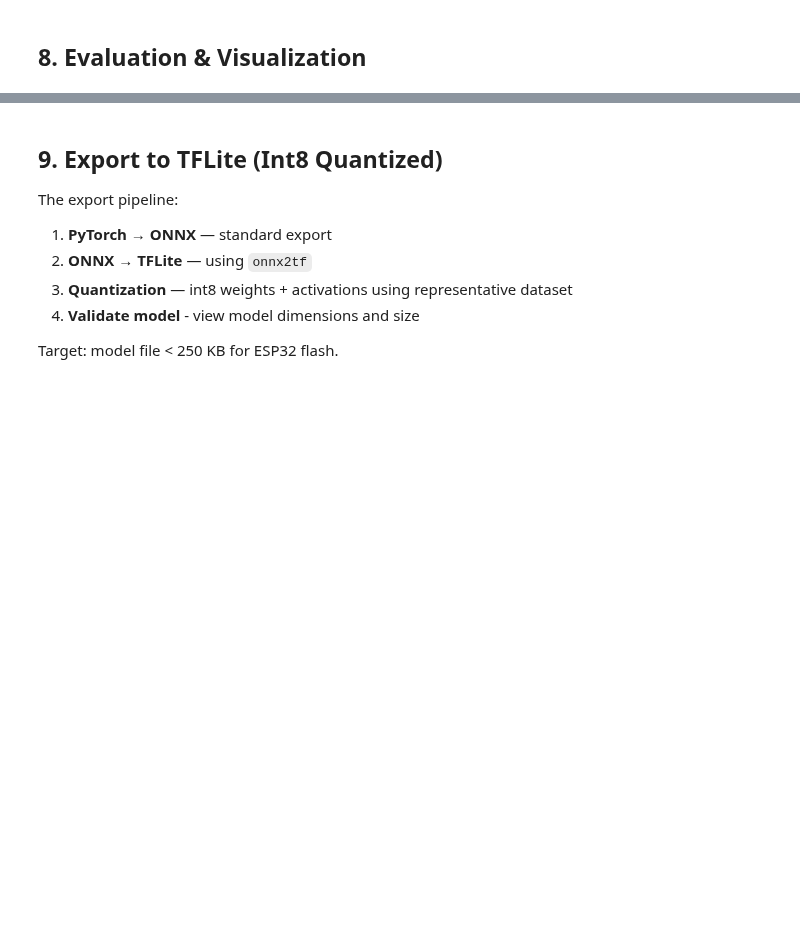
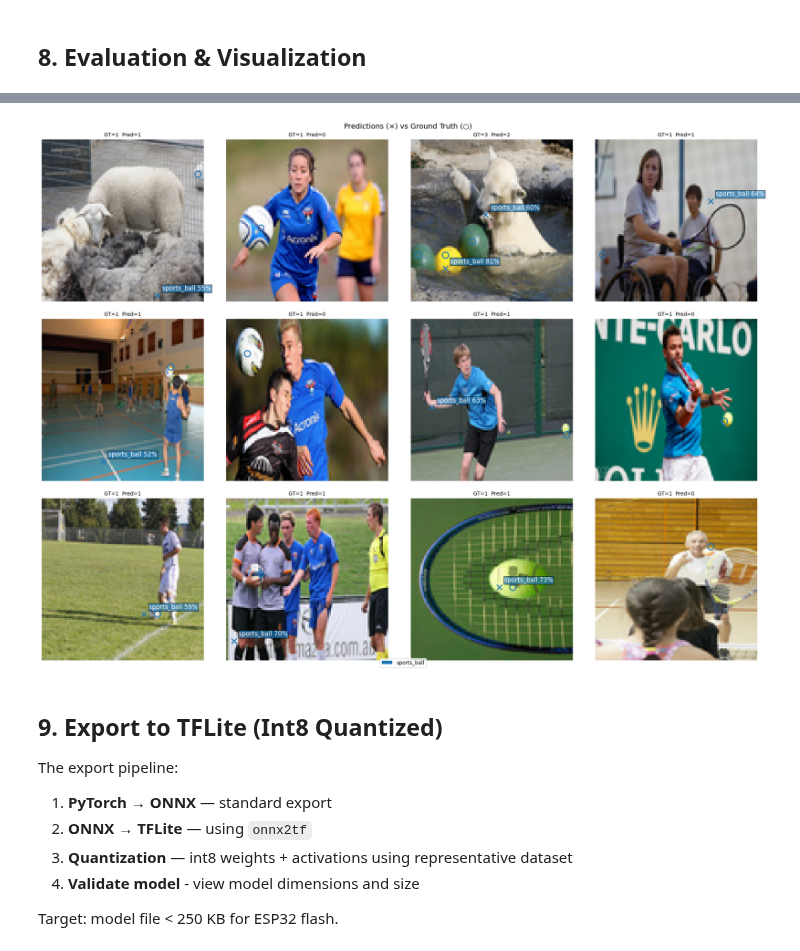
Before and after one commit to t-wilkinson/projects, a Jupyter notebook: ai/esp32-pc-object-detection/fomo.ipynb, the cells around one changed output, grey strips where cells are left out. Drawn from its saved outputs; the diff is of its cells as text; code cells hidden in the pictures; blank space fills up the shorter version.

```diff
--- a/ai/esp32-pc-object-detection/fomo.ipynb
+++ b/ai/esp32-pc-object-detection/fomo.ipynb
@@ -761,7 +663,7 @@ df_weights = pd.DataFrame(weight_strategies)
 print(df_weights.round(4))
 
 class_weights = weight_strategies["Log"].to(DEVICE)
-class_weights = torch.tensor([1.0,1.5]).to(DEVICE)
+class_weights = torch.tensor([0.5,2.0]).to(DEVICE)
 # %% [output]
    Frequency     Inv  SoftInv    Sqrt     Log  ClassBalanced_99
 0      0.992  0.0161   0.0838  0.1652  0.2522            0.0181
@@ -918,0 +918,20 @@ Training and validation functions ready.
+# %%
+model = init_model()
+# ── Optimizer & Scheduler ────────────────────────────────────────────────
+optimizer = torch.optim.AdamW(
+    filter(lambda p: p.requires_grad, model.parameters()),
+    lr=LEARNING_RATE,
+    weight_decay=WEIGHT_DECAY,
+)
+
+# Cosine annealing with warm restarts
+scheduler = torch.optim.lr_scheduler.CosineAnnealingWarmRestarts(
+    optimizer, T_0=10, T_mult=2, eta_min=1e-6
+)
+
+# Weighted cross-entropy loss
+criterion = nn.CrossEntropyLoss(weight=class_weights, label_smoothing=0.10)
+
+print('Optimizer: AdamW')
+print(f'Initial LR: {LEARNING_RATE}')
+print(f'Scheduler: CosineAnnealingWarmRestarts (T_0=10)')
@@ -923,7 +950,7 @@ best_val_loss = float('inf')
 history = {'train_loss': [], 'val_loss': [], 'train_acc': [], 'val_acc': [],
            'train_obj_acc': [], 'val_obj_acc': [], 'lr': []}
 
-for epoch in range(1, NUM_EPOCHS + 1):
+for epoch in range(1, 10 * NUM_EPOCHS + 1):
     epoch_start_time = time.time()
     current_lr = optimizer.param_groups[0]['lr']
 
@@ -949,11 +976,12 @@ for epoch in range(1, NUM_EPOCHS + 1):
     history['lr'].append(current_lr)
 
     epoch_end_time = time.time()
-    print(f'Epoch {epoch:2d}/{NUM_EPOCHS}  {int(epoch_end_time - epoch_start_time)}s'
-          f'lr={current_lr:.6f}  '
-          f'train_loss={train_loss:.4f}  '
-          f'val_loss={val_loss:.4f}  '
-          f'obj_acc={val_obj_acc:.3f}')
+    if epoch % 5 == 0:
+        print(f'Epoch {epoch:2d}/{NUM_EPOCHS}  {int(epoch_end_time - epoch_start_time)}s  '
+              f'lr={current_lr:.6f}  '
+              f'train_loss={train_loss:.4f}  '
+              f'val_loss={val_loss:.4f}  '
+              f'obj_acc={val_obj_acc:.3f}')
 
     # Save best model
     if val_loss < best_val_loss:
@@ -965,11 +993,11 @@ for epoch in range(1, NUM_EPOCHS + 1):
             'val_obj_acc': val_obj_acc,
             'class_metrics': class_metrics,
         }, OUTPUT_DIR / 'fomo_best.pth')
-        print(f'  ✓ Saved best model (val_loss={val_loss:.4f})')
+        # print(f'  ✓ Saved best model (val_loss={val_loss:.4f})')
 
     # Print per-class metrics every 5 epochs
-    if epoch % 5 == 0 or True:
-        print('  Per-class metrics:')
+    if epoch % 5 == 0:
+        # print('  Per-class metrics:')
         for cls_name, m in class_metrics.items():
             print(f'    {cls_name:15s}: P={m["precision"]:.3f}  R={m["recall"]:.3f}  F1={m["f1"]:.3f}')
 
@@ -1107,7 +1149,7 @@ model.eval()
 fig, axes = plt.subplots(3, 4, figsize=(20, 15))
 
 for i, ax in enumerate(axes.flat):
-    img, target = val_dataset[i * 10]  # Sample every 10th image
+    img, target = val_dataset[i]
     img_tensor = img.unsqueeze(0).to(DEVICE)
 
     # Get predictions
@@ -1125,33 +1167,35 @@ for i, ax in enumerate(axes.flat):
                 px = (gx + 0.5) * CELL_SIZE
                 py = (gy + 0.5) * CELL_SIZE
                 ax.plot(px, py, 'o', color=CLASS_COLORS[cls], markersize=12,
                         markeredgewidth=2, fillstyle='none', label='GT')
 
     # Draw predictions (crosses)
     for cls, gx, gy, conf in detections:
         px = (gx + 0.5) * CELL_SIZE
         py = (gy + 0.5) * CELL_SIZE
         ax.plot(px, py, 'x', color=CLASS_COLORS[cls], markersize=10, markeredgewidth=2)
         ax.text(px + 3, py - 3, f'{FOMO_CLASS_NAMES[cls]} {conf:.0%}',
                 fontsize=12, color='white',
                 bbox=dict(facecolor=CLASS_COLORS[cls], alpha=0.7, pad=1))
 
     n_gt = (target > 0).sum().item()
     n_pred = len(detections)
     ax.set_title(f'GT={n_gt}  Pred={n_pred}', fontsize=10)
     ax.axis('off')
 
 # Legend
 legend_elements = [
     mpatches.Patch(facecolor=c, label=FOMO_CLASS_NAMES[i])
     for i, c in CLASS_COLORS.items()
 ]
 fig.legend(handles=legend_elements, loc='lower center', ncol=5, fontsize=10)
 
 plt.suptitle('Predictions (×) vs Ground Truth (○)', fontsize=14)
 plt.tight_layout()
 plt.savefig(OUTPUT_DIR / 'val_predictions.png', dpi=150)
 plt.show()
+# %% [output]
+[figure, added]
 # %% [markdown]
 ## 9. Export to TFLite (Int8 Quantized)
 
```
Also changed, not shown: parts of 10 cells of this notebook, 4 other files.
